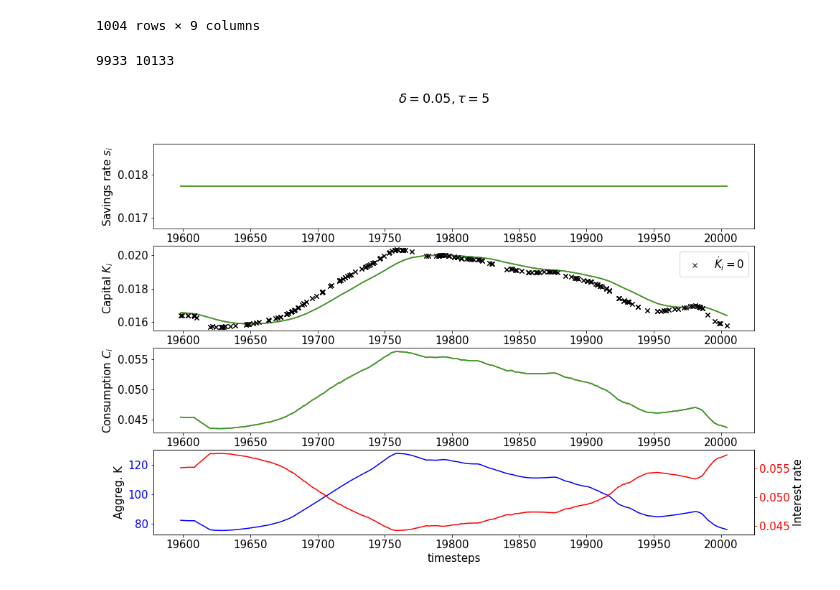
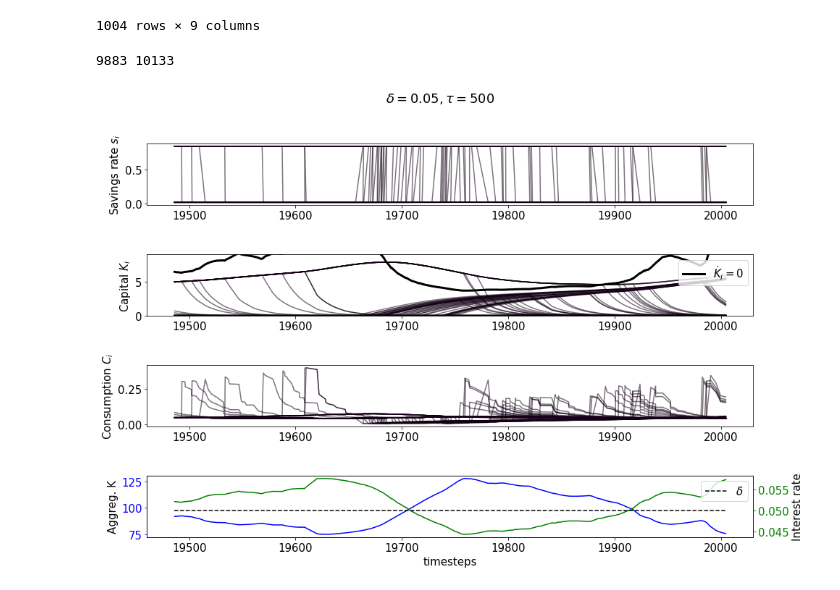
Before and after one commit to jakobkolb/pysave, a Jupyter notebook: pysave/model/Wippe.ipynb, the cells around one changed output. Cells and saved outputs as stored; diff of their text form; code cells hidden in the pictures.

Commit message:
creating animations and inidividual plots works good.

```diff
--- a/pysave/model/Wippe.ipynb
+++ b/pysave/model/Wippe.ipynb
@@ -8,7 +8,7 @@ import pandas as pd
 #trajectory2: delta= .05, tau=5
 traj = np.load('trajectory1')
 delta=5
-tau=5
+tau=500
 # %%
 #xx = [traj['s'].values.ravel()[i] for i in range(len(traj.index))]
 traj
@@ -46,45 +45,64 @@ for a, t in enumerate(traj.index):
     K[a,:] = traj['capital'][t]
     W[a,:] = traj['wage'][t]
 # %%
+# plot all individual dynamics
 plt.rc('font', size=15)
 fig, (ax1,ax2,ax3,ax4) = plt.subplots(4,figsize=(15,10))
+
 plt.suptitle(r'$\delta=%s, \tau=%s$'%(np.round(delta/100.,2),tau))
-start, stop = len(traj.index) - 200,len(traj.index)
+start, stop = len(traj.index) - 250,len(traj.index)
 print start, stop
-kidotzero = W[start:stop,:]/((0.05/S[start:stop,:]) -traj['r'].values[start:stop][:,None])
-kidotzero/=100.
-L=10.
-for i in range(3):
-    ax1.plot(traj.index[start:stop],S[start:stop,i]);
+kidotzero = W[start:stop,:]/(((delta/100. )/S[start:stop,:]) -traj['r'].values[start:stop][:,None])
+kidotzero/=N
+kidotzero_low = kidotzero*(kidotzero<L)
+kidotzero_high = kidotzero*(kidotzero>=L)
+fig.subplots_adjust(hspace = .8, wspace=.01);
+L=0.05
+
+
+for a,i in enumerate([range(N)]):
+    ax1.plot(traj.index[start:stop],S[start:stop,i],
+             c=plt.cm.spectral(float(a+1) / N), alpha=0.55);
     ax1.set_ylabel(r'Savings rate $s_i$')
-    ax2.plot(traj.index[start:stop],K[start:stop,i]);
+    ax2.plot(traj.index[start:stop],K[start:stop,i],
+             c=plt.cm.spectral(float(a+1) / N),alpha=0.55);
     ax2.set_ylabel(r'Capital $K_i$')
-    ax3.plot(traj.index[start:stop],C[start:stop,i]);
+    ax3.plot(traj.index[start:stop],C[start:stop,i],
+             c=plt.cm.spectral(float(a+1) / N),alpha=0.55);
     ax3.set_ylabel(r'Consumption $C_i$')
-    ax2.plot(np.array(traj.index[start:stop])[np.argwhere(kidotzero[:,i]<L).T[0]],
-             kidotzero[np.argwhere(kidotzero[:,i]<L).T[0],i],
-         'kx',label=r'$\dot{K}_i=0$');
+ax1.legend()
+ax3.legend()
+ax2.plot(np.array(traj.index[start:stop])[np.nonzero(kidotzero_high)[0]],
+    kidotzero_high[np.nonzero(kidotzero_high)],
+    'k',lw=3,label=r'$\dot{K}_i=0$');
+ax2.plot(np.array(traj.index[start:stop])[np.nonzero(kidotzero_low)[0]],
+    kidotzero_low[np.nonzero(kidotzero_low)],
+    'k',lw=3,label=r'$\dot{K}_i=0$');
 #ax1.plot(traj.index[start:stop],S[start:stop,:].mean(1),label='mean');
 #ax1.legend();
 #ax1.plot(traj.index[start:stop],S[start:stop,:].mean(1),label='mean');
 
 from collections import OrderedDict
 handles, labels = ax2.get_legend_handles_labels()
 by_label = OrderedDict(zip(labels, handles))
-ax2.legend(by_label.values(), by_label.keys())
+ax2.legend(by_label.values(), by_label.keys(),loc='upper right',ncol=2)
+#ax2.set_yscale('log')
+ax2.set_ylim(0,9)
 
 
 ax4.plot(traj.index[start:stop],K[start:stop,:].sum(1),c='b');
 ax4.set_ylabel('Aggreg. K')
+
 ax5 = ax4.twinx();
-ax5.plot(traj.index[start:stop],traj['r'].values[start:stop],c='r');
+ax5.plot(traj.index[start:stop],traj['r'].values[start:stop],c='g');
+ax5.plot(traj.index[start:stop],delta/100. +0*traj.index[start:stop],
+         'k--',label=r'$\delta$');
+ax5.legend(loc='upper right')
 ax5.set_ylabel('Interest rate')
-ax5.tick_params(axis='y', colors='red')
+ax5.tick_params(axis='y', colors='g')
 ax4.tick_params(axis='y', colors='b')
 ax4.set_xlabel('timesteps')
-ax5.legend(loc='right');
-ax4.legend(loc='lower left');
-fig.savefig('delta_%s_start%s_stop%s_kidotzero_lowK.pdf'%(delta,start,stop))
+fig.savefig('delta_%s_start%s_stop%s_three.pdf'%(delta,start,stop))
 # %% [output]
-9933 10133
+9883 10133
-[figure, old version]
+[figure, new version]
```
Also changed, not shown: parts of 8 cells of this notebook.
